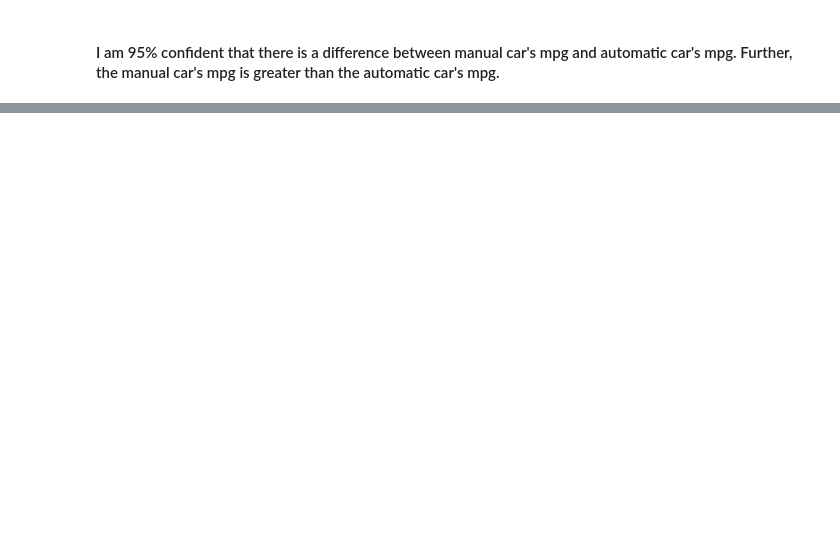
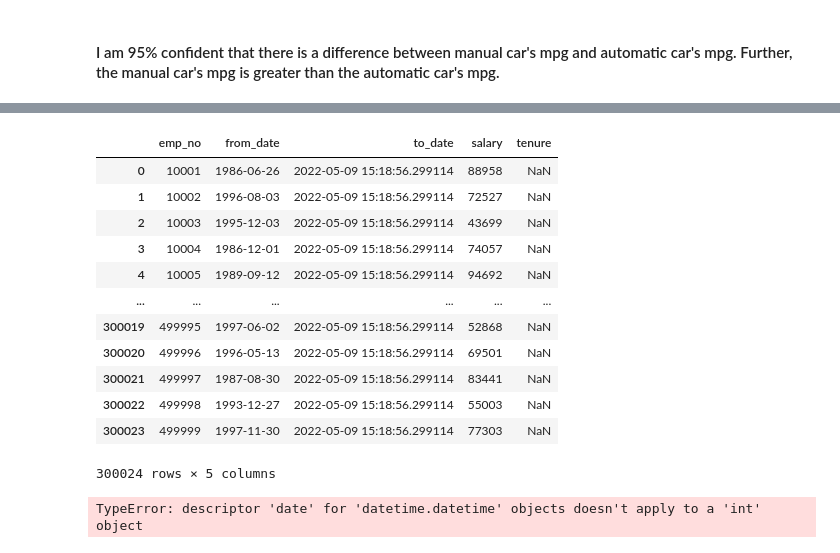
Before and after one commit to AndrewRachuig/statistics-exercises, a Jupyter notebook: hypothesis_testing.ipynb, the cells around one changed output, grey strips where cells are left out. Saved outputs shown, nothing was run; the diff lists cells and outputs as text; code cells hidden in the pictures; blank space fills up the shorter version.

```diff
--- a/hypothesis_testing.ipynb
+++ b/hypothesis_testing.ipynb
@@ -299,0 +413,9 @@ True
+# %%
+# 2 Use the employees database.
+import env
+
+url = env.get_db_url('employees')
+
+query = '''SELECT * FROM salaries'''
+
+salaries = pd.read_sql(query, url)
@@ -299,0 +438,37 @@ True
+# %%
+# Is there a relationship between how long an employee has been with the company and their salary?
+
+from_date = salaries.groupby("emp_no").from_date.min()
+to_date = salaries.groupby("emp_no").to_date.max()
+emp_no = salaries.emp_no.unique()
+salary = salaries.groupby("emp_no").salary.max()
+actual_time_df = pd.DataFrame(columns = ['emp_no', 'from_date', 'to_date', 'salary', 'tenure'])
+# %%
+
+actual_time_df['emp_no'] = emp_no
+actual_time_df['from_date'] = from_date.values
+actual_time_df['to_date'] = to_date.values
+actual_time_df['salary'] = salary.values
+# %%
+actual_time_df.to_date = pd.to_datetime(actual_time_df.to_date, errors = 'coerce')
+actual_time_df.to_date = actual_time_df.to_date.fillna(pd.datetime.now())
+
+actual_time_df
+# %% [output]
+|  | emp_no | from_date | to_date | salary | tenure |
+| 0 | 10001 | 1986-06-26 | 2022-05-09 15:18:56.299114 | 88958 | NaN |
+| 1 | 10002 | 1996-08-03 | 2022-05-09 15:18:56.299114 | 72527 | NaN |
+| 2 | 10003 | 1995-12-03 | 2022-05-09 15:18:56.299114 | 43699 | NaN |
+| 3 | 10004 | 1986-12-01 | 2022-05-09 15:18:56.299114 | 74057 | NaN |
+| 4 | 10005 | 1989-09-12 | 2022-05-09 15:18:56.299114 | 94692 | NaN |
+| ... | ... | ... | ... | ... | ... |
+| 300019 | 499995 | 1997-06-02 | 2022-05-09 15:18:56.299114 | 52868 | NaN |
+| 300020 | 499996 | 1996-05-13 | 2022-05-09 15:18:56.299114 | 69501 | NaN |
+| 300021 | 499997 | 1987-08-30 | 2022-05-09 15:18:56.299114 | 83441 | NaN |
+| 300022 | 499998 | 1993-12-27 | 2022-05-09 15:18:56.299114 | 55003 | NaN |
+| 300023 | 499999 | 1997-11-30 | 2022-05-09 15:18:56.299114 | 77303 | NaN |
+300024 rows × 5 columns
+# %%
+actual_time_df.replace(pd.datetime.date(9999, 1, 1), pd.datetime.date(2002, 8, 1))
+# %% [output]
+TypeError: descriptor 'date' for 'datetime.datetime' objects doesn't apply to a 'int' object
```
Also changed, not shown: parts of 37 cells of this notebook.
